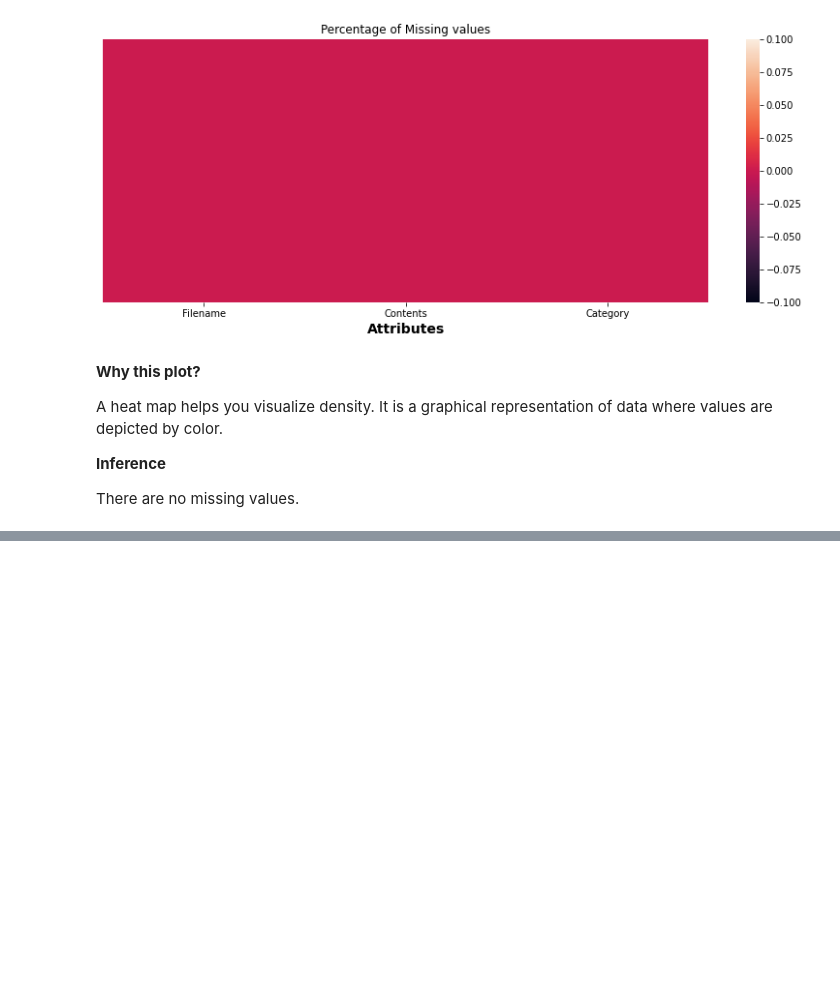
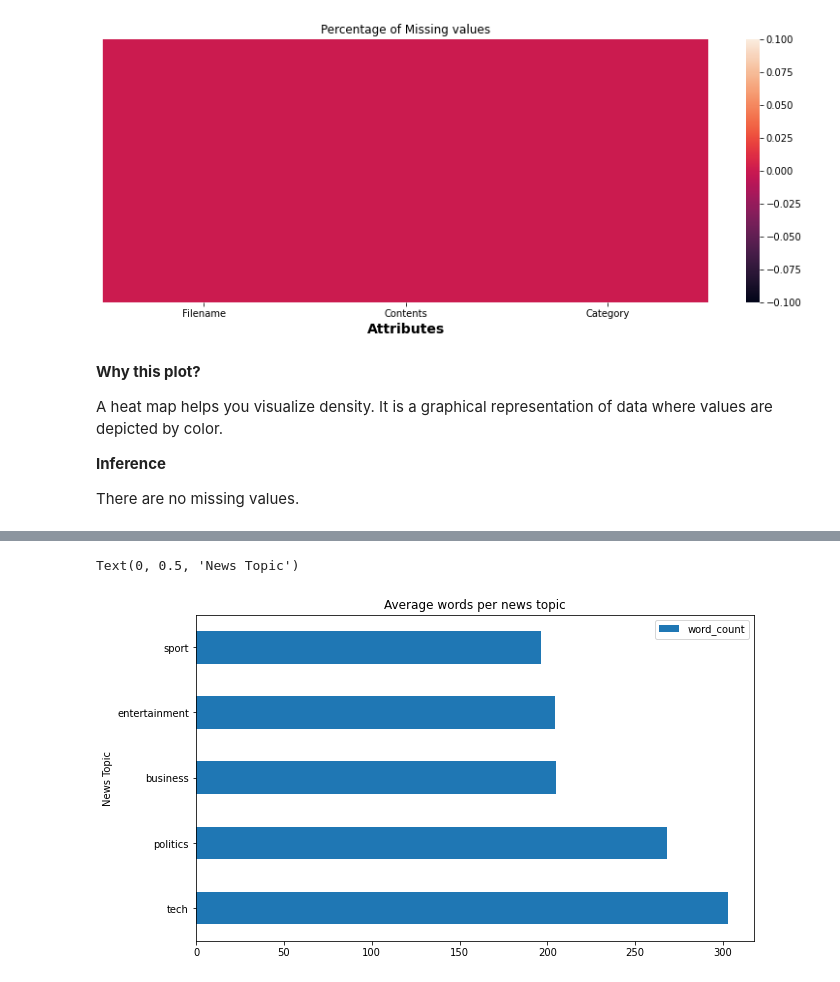
Before and after one commit to AshutoshKumarDubey/Topic_modeling_on_news_Articles, a Jupyter notebook: Topic_Modelling_on_News_Articles_BY_Ashutosh_Kumar_Dubey.ipynb, the cells around one changed output, grey strips where cells are left out. Cells and saved outputs as stored; diff of their text form; code cells hidden in the pictures; blank space fills up the shorter version.

```diff
--- a/Topic_Modelling_on_News_Articles_BY_Ashutosh_Kumar_Dubey.ipynb
+++ b/Topic_Modelling_on_News_Articles_BY_Ashutosh_Kumar_Dubey.ipynb
@@ -221,0 +371,11 @@ There are no missing values.
+# %%
+# Creating new column with number of words
+bbc_copy['word_count'] = bbc_copy['Contents'].apply(lambda x: len(str(x).split(" ")))
+# %%
+#average word count per topic
+pd.DataFrame(bbc_copy.groupby(["Category"])['word_count'].agg(np.mean).sort_values(ascending=False)).plot(kind = 'barh',
+              title = 'Average words per news topic', figsize=(10,6))
+plt.ylabel("News Topic")
+# %% [output]
+Text(0, 0.5, 'News Topic')
+[figure, added]
```
Also changed, not shown: parts of 17 cells of this notebook.
